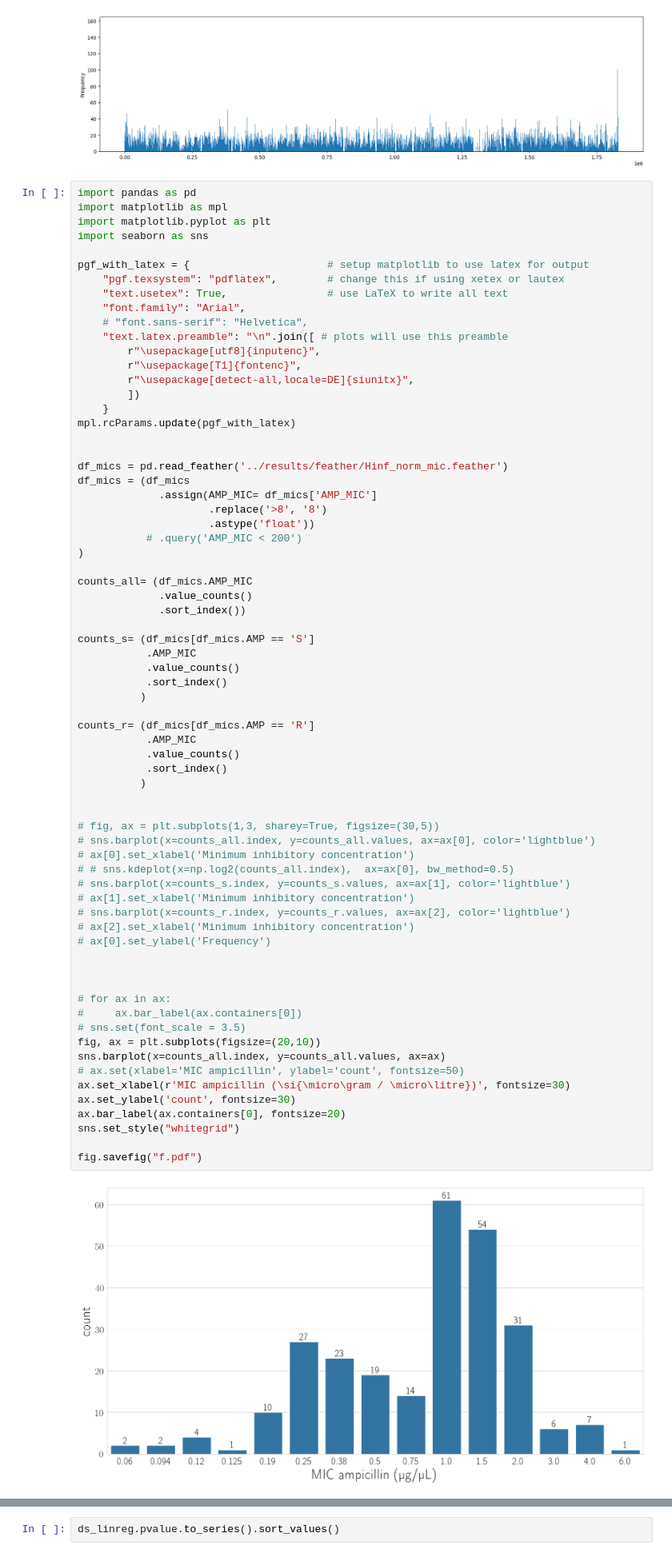
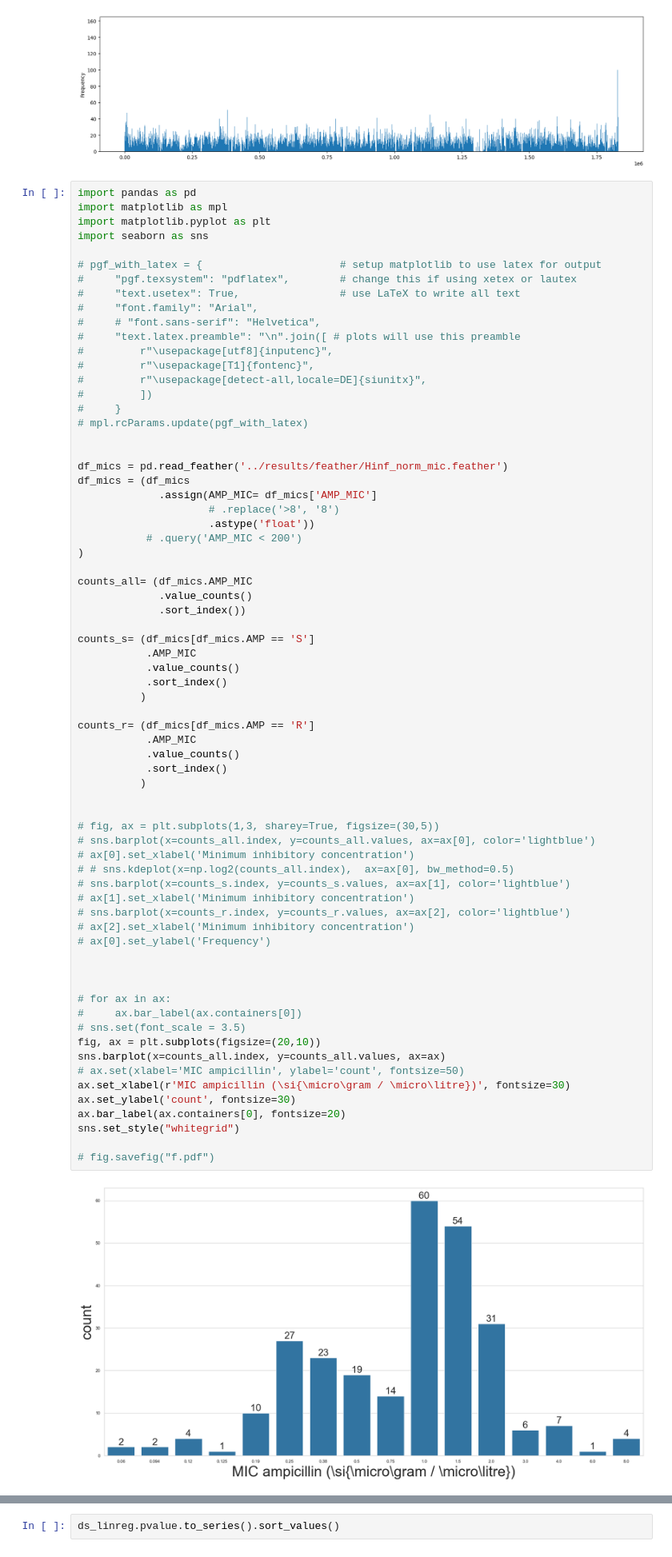
Before and after one commit to lbartels7/hinf, a Jupyter notebook: notebooks/Untitled.ipynb, the cells around one changed output, grey strips where cells are left out. Shown at 80% size. Cells and saved outputs as stored; diff of their text form.

```diff
--- a/notebooks/Untitled.ipynb
+++ b/notebooks/Untitled.ipynb
@@ -88,24 +88,24 @@ import matplotlib as mpl
 import matplotlib.pyplot as plt
 import seaborn as sns
 
-pgf_with_latex = {                      # setup matplotlib to use latex for output
-    "pgf.texsystem": "pdflatex",        # change this if using xetex or lautex
-    "text.usetex": True,                # use LaTeX to write all text
-    "font.family": "Arial",
-    # "font.sans-serif": "Helvetica",
-    "text.latex.preamble": "\n".join([ # plots will use this preamble
-        r"\usepackage[utf8]{inputenc}",
-        r"\usepackage[T1]{fontenc}",
-        r"\usepackage[detect-all,locale=DE]{siunitx}",
-        ])
-    }
-mpl.rcParams.update(pgf_with_latex)
+# pgf_with_latex = {                      # setup matplotlib to use latex for output
+#     "pgf.texsystem": "pdflatex",        # change this if using xetex or lautex
+#     "text.usetex": True,                # use LaTeX to write all text
+#     "font.family": "Arial",
+#     # "font.sans-serif": "Helvetica",
+#     "text.latex.preamble": "\n".join([ # plots will use this preamble
+#         r"\usepackage[utf8]{inputenc}",
+#         r"\usepackage[T1]{fontenc}",
+#         r"\usepackage[detect-all,locale=DE]{siunitx}",
+#         ])
+#     }
+# mpl.rcParams.update(pgf_with_latex)
 
 
 df_mics = pd.read_feather('../results/feather/Hinf_norm_mic.feather')
 df_mics = (df_mics
              .assign(AMP_MIC= df_mics['AMP_MIC']
-                     .replace('>8', '8')
+                     # .replace('>8', '8')
                      .astype('float'))
            # .query('AMP_MIC < 200')
 )
@@ -124,35 +124,35 @@ counts_r= (df_mics[df_mics.AMP == 'R']
            .AMP_MIC
            .value_counts()
            .sort_index()
           )
 
 
 # fig, ax = plt.subplots(1,3, sharey=True, figsize=(30,5))
 # sns.barplot(x=counts_all.index, y=counts_all.values, ax=ax[0], color='lightblue')
 # ax[0].set_xlabel('Minimum inhibitory concentration')
 # # sns.kdeplot(x=np.log2(counts_all.index),  ax=ax[0], bw_method=0.5)
 # sns.barplot(x=counts_s.index, y=counts_s.values, ax=ax[1], color='lightblue')
 # ax[1].set_xlabel('Minimum inhibitory concentration')
 # sns.barplot(x=counts_r.index, y=counts_r.values, ax=ax[2], color='lightblue')
 # ax[2].set_xlabel('Minimum inhibitory concentration')
 # ax[0].set_ylabel('Frequency')
 
 
 
 # for ax in ax:
 #     ax.bar_label(ax.containers[0])
 # sns.set(font_scale = 3.5)
 fig, ax = plt.subplots(figsize=(20,10))
 sns.barplot(x=counts_all.index, y=counts_all.values, ax=ax)
 # ax.set(xlabel='MIC ampicillin', ylabel='count', fontsize=50)
 ax.set_xlabel(r'MIC ampicillin (\si{\micro\gram / \micro\litre})', fontsize=30)
 ax.set_ylabel('count', fontsize=30)
 ax.bar_label(ax.containers[0], fontsize=20)
 sns.set_style("whitegrid")
 
-fig.savefig("f.pdf")
+# fig.savefig("f.pdf")
 # %% [output]
-[figure, old version]
+[figure, new version]
 # %%
 # sns.set(font_scale = 2.5)
 import numpy as np
```
Also changed, not shown: parts of 52 cells of this notebook, 13 other files.
